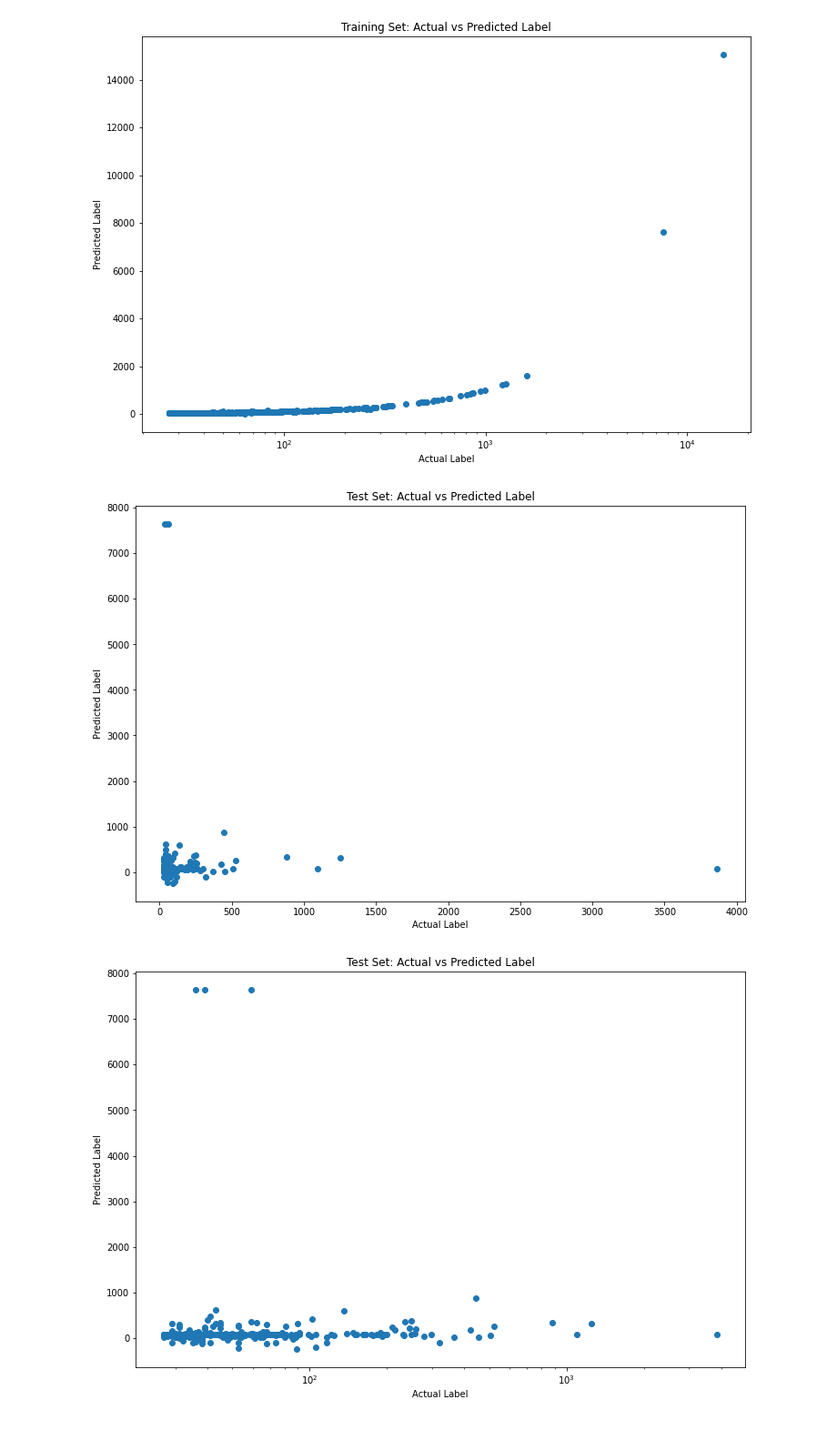
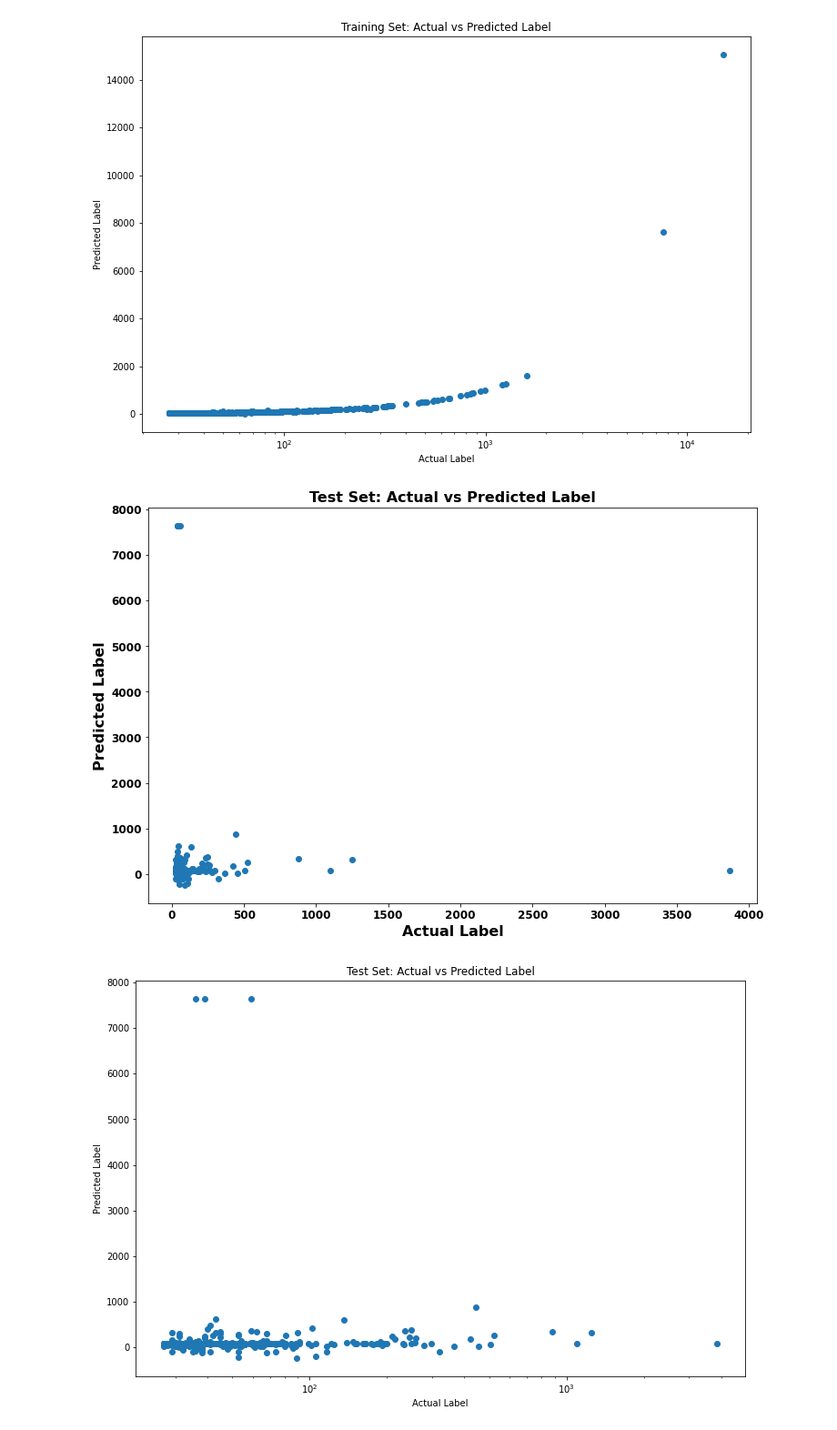
Before and after one commit to clay-jones/datamining_project, a Jupyter notebook: Title_Based_Download_Prediction.ipynb, the cells around one changed output. Shown at 91% size. Drawn from its saved outputs; the diff is of its cells as text; code cells hidden in the pictures.

```diff
--- a/Title_Based_Download_Prediction.ipynb
+++ b/Title_Based_Download_Prediction.ipynb
@@ -50,6 +50,8 @@ else:
 '''
 # %% [output]
 '\ntry:\n    _create_unverified_https_context = ssl._create_unverified_context\nexcept AttributeError:\n    pass\nelse:\n    ssl._create_default_https_context = _create_unverified_https_context\n\n#nl ...
+# %%
+graph_label_font_size = 16
 # %%
 adventure_text_files = glob.glob('books/Adventure/*.txt')
 adventure_csv_files = glob.glob('books/Adventure/*.csv')
@@ -493,13 +499,13 @@ plt.show()
 # %%
 test_label_prediction = linear_regression_model.predict(test_features)
 plt.figure(figsize=(12,8))
 plt.scatter(test_label, test_label_prediction)
-plt.title('Test Set: Actual vs Predicted Label')
-plt.xlabel('Actual Label')
-plt.ylabel('Predicted Label')
+plt.title('Test Set: Actual vs Predicted Label', fontsize=graph_label_font_size, fontweight="bold")
+plt.xlabel('Actual Label', fontsize=graph_label_font_size, fontweight="bold")
+plt.ylabel('Predicted Label', fontsize=graph_label_font_size, fontweight="bold")
 plt.show()
 # %% [output]
-[figure, old version]
+[figure, new version]
 # %%
 test_label_prediction = linear_regression_model.predict(test_features)
 plt.figure(figsize=(12,8))
```
Also changed, not shown: parts of 8 cells of this notebook.
